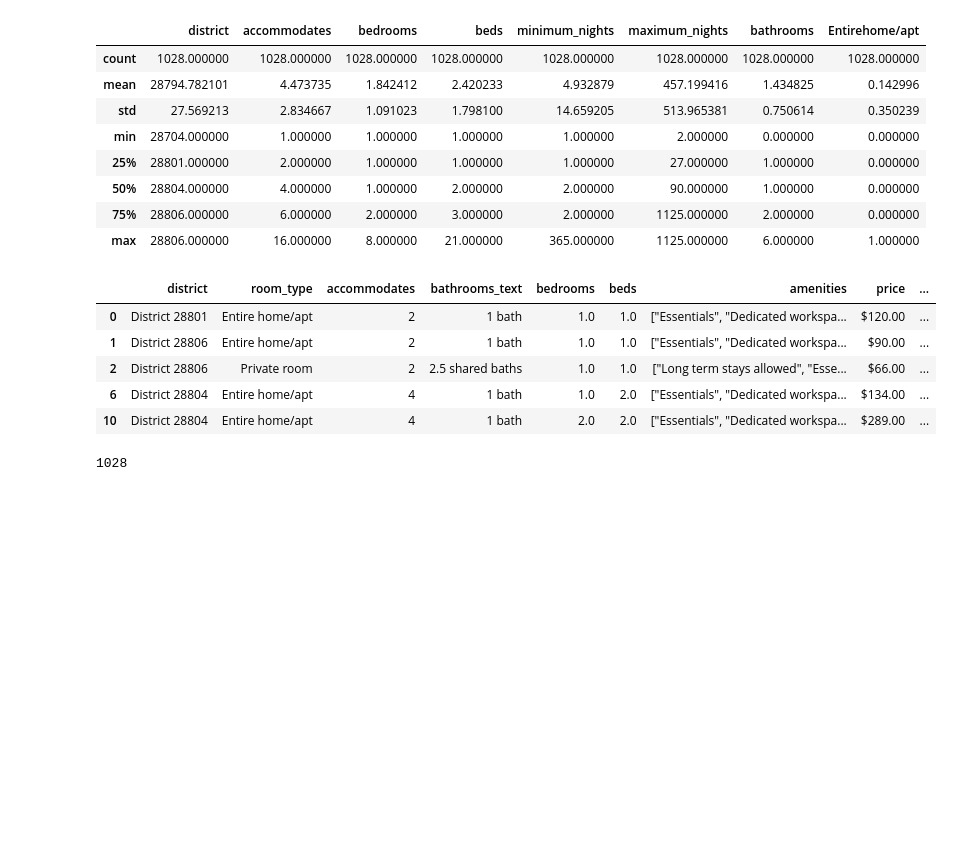
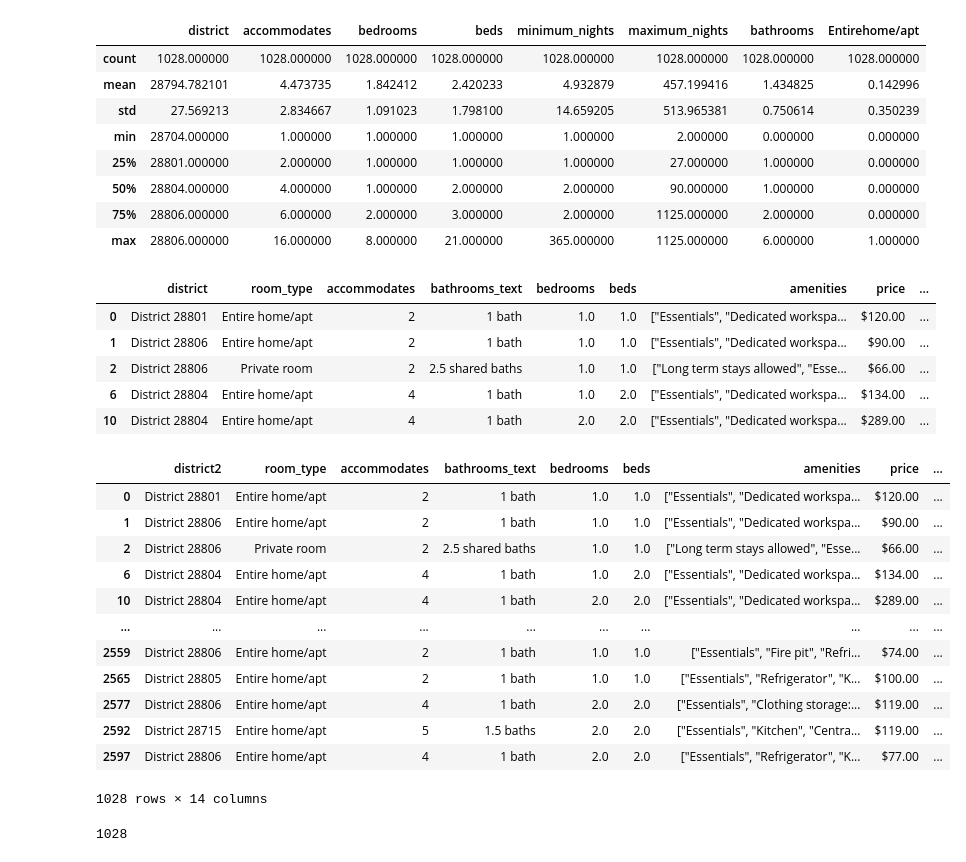
Before and after one commit to JonathanBrown003/Airbnb-A-Closer-Look-Nashville-Asheville, a Jupyter notebook: Analysis_Tu.ipynb, the cells around one changed output. Drawn from its saved outputs; the diff is of its cells as text; code cells hidden in the pictures; blank space fills up the shorter version.

```diff
--- a/Analysis_Tu.ipynb
+++ b/Analysis_Tu.ipynb
@@ -2401,6 +3308,24 @@ ashe_character.head()
 | 2 | District 28806 | Private room | 2 | 2.5 shared baths | 1.0 | 1.0 | ["Long term stays allowed", "Esse... | $66.00 | ... |
 | 6 | District 28804 | Entire home/apt | 4 | 1 bath | 1.0 | 2.0 | ["Essentials", "Dedicated workspa... | $134.00 | ... |
 | 10 | District 28804 | Entire home/apt | 4 | 1 bath | 2.0 | 2.0 | ["Essentials", "Dedicated workspa... | $289.00 | ... |
+# %%
+ashe_character = ashe_character.rename(columns={"district":"district2"})
+# %%
+ashe_character
+# %% [output]
+|  | district2 | room_type | accommodates | bathrooms_text | bedrooms | beds | amenities | price | ... |
+| 0 | District 28801 | Entire home/apt | 2 | 1 bath | 1.0 | 1.0 | ["Essentials", "Dedicated workspa... | $120.00 | ... |
+| 1 | District 28806 | Entire home/apt | 2 | 1 bath | 1.0 | 1.0 | ["Essentials", "Dedicated workspa... | $90.00 | ... |
+| 2 | District 28806 | Private room | 2 | 2.5 shared baths | 1.0 | 1.0 | ["Long term stays allowed", "Esse... | $66.00 | ... |
+| 6 | District 28804 | Entire home/apt | 4 | 1 bath | 1.0 | 2.0 | ["Essentials", "Dedicated workspa... | $134.00 | ... |
+| 10 | District 28804 | Entire home/apt | 4 | 1 bath | 2.0 | 2.0 | ["Essentials", "Dedicated workspa... | $289.00 | ... |
+| ... | ... | ... | ... | ... | ... | ... | ... | ... | ... |
+| 2559 | District 28806 | Entire home/apt | 2 | 1 bath | 1.0 | 1.0 | ["Essentials", "Fire pit", "Refri... | $74.00 | ... |
+| 2565 | District 28805 | Entire home/apt | 2 | 1 bath | 1.0 | 1.0 | ["Essentials", "Refrigerator", "K... | $100.00 | ... |
+| 2577 | District 28806 | Entire home/apt | 4 | 1 bath | 2.0 | 2.0 | ["Essentials", "Clothing storage:... | $119.00 | ... |
+| 2592 | District 28715 | Entire home/apt | 5 | 1.5 baths | 2.0 | 2.0 | ["Essentials", "Kitchen", "Centra... | $119.00 | ... |
+| 2597 | District 28806 | Entire home/apt | 4 | 1 bath | 2.0 | 2.0 | ["Essentials", "Refrigerator", "K... | $77.00 | ... |
+1028 rows × 14 columns
 # %%
 len(ashe_character)
 # %% [output]
```
Also changed, not shown: parts of 87 cells of this notebook, 6 other files.
